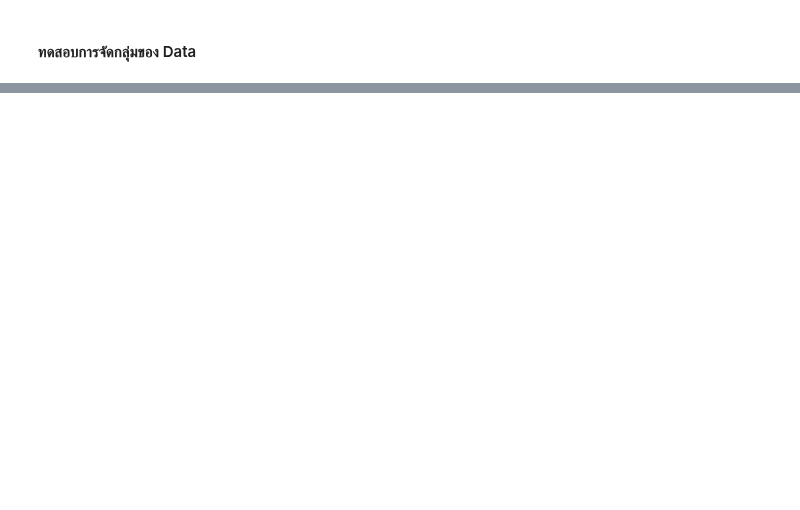
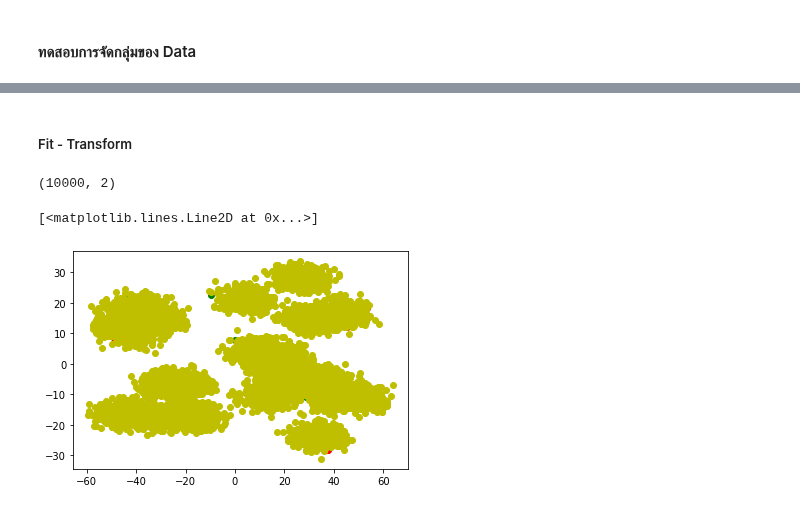
Before and after one commit to SupidchayaTangkidwanich/multivariate, a Jupyter notebook: Multivariate_Exam.ipynb, the cells around one changed output, grey strips where cells are left out. Saved outputs shown, nothing was run; the diff lists cells and outputs as text; code cells hidden in the pictures; blank space fills up the shorter version.

```diff
--- a/Multivariate_Exam.ipynb
+++ b/Multivariate_Exam.ipynb
@@ -117,0 +126,10 @@ array([1, 4, 1, ..., 5, 2, 3], dtype=int32)
+# %%
+pca = PCA(n_components=2)
+# %% [markdown]
+#####  Fit - Transform
+# %%
+new_pca = pca.fit_transform(Data)
+# %%
+new_pca.shape # จะเห็นว่า dimension เหลือเเค่ 2 dimension
+# %% [output]
+(10000, 2)
@@ -117,0 +138,7 @@ array([1, 4, 1, ..., 5, 2, 3], dtype=int32)
+# %%
+plt.plot(new_pca[:50,0],new_pca[:50,1],'or')
+plt.plot(new_pca[50:100,0],new_pca[50:100,1],'og')
+plt.plot(new_pca[100:,0],new_pca[100:,1],'oy')
+# %% [output]
+[<matplotlib.lines.Line2D at 0x...>]
+[figure, added]
```
Also changed, not shown: parts of 22 cells of this notebook.
